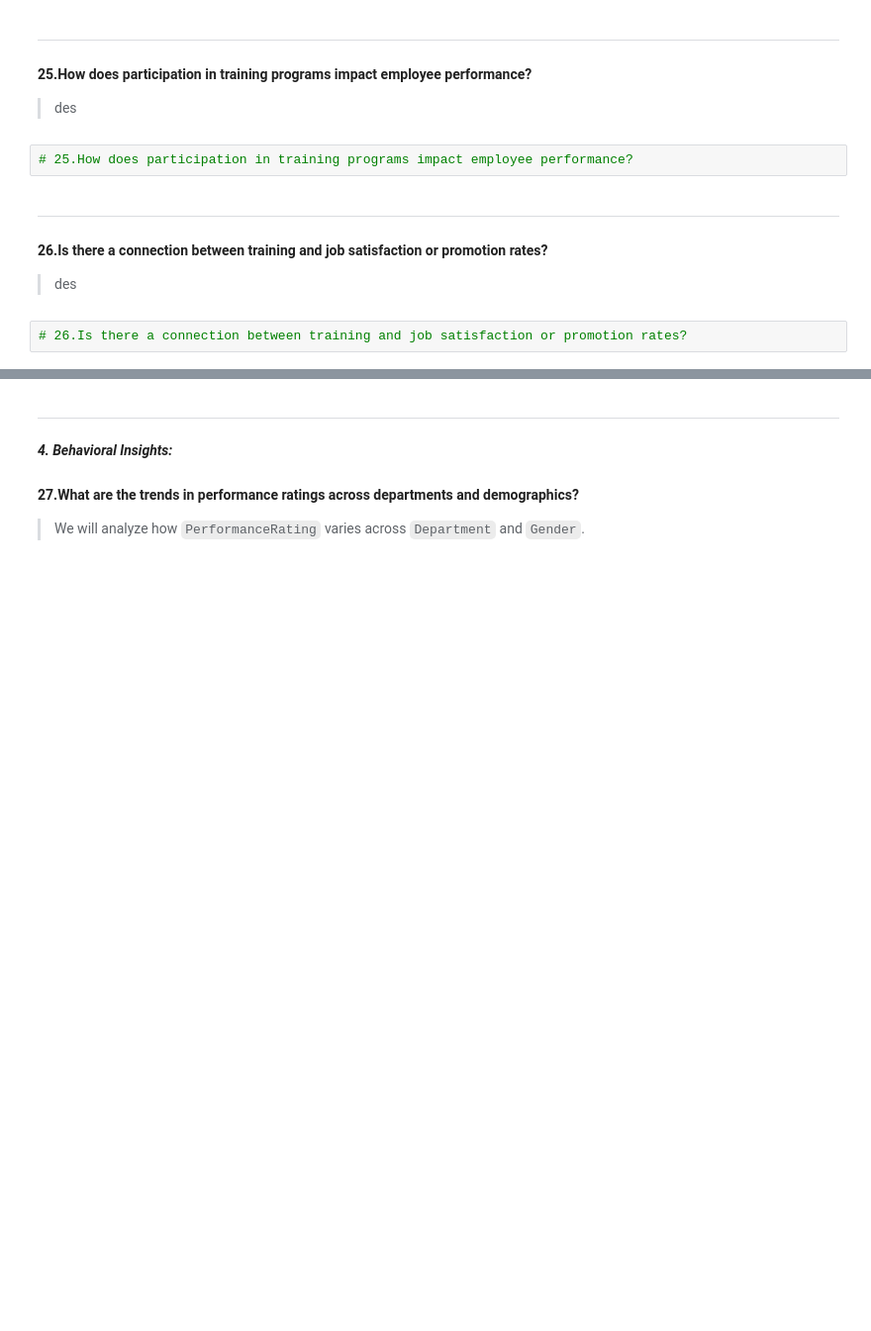
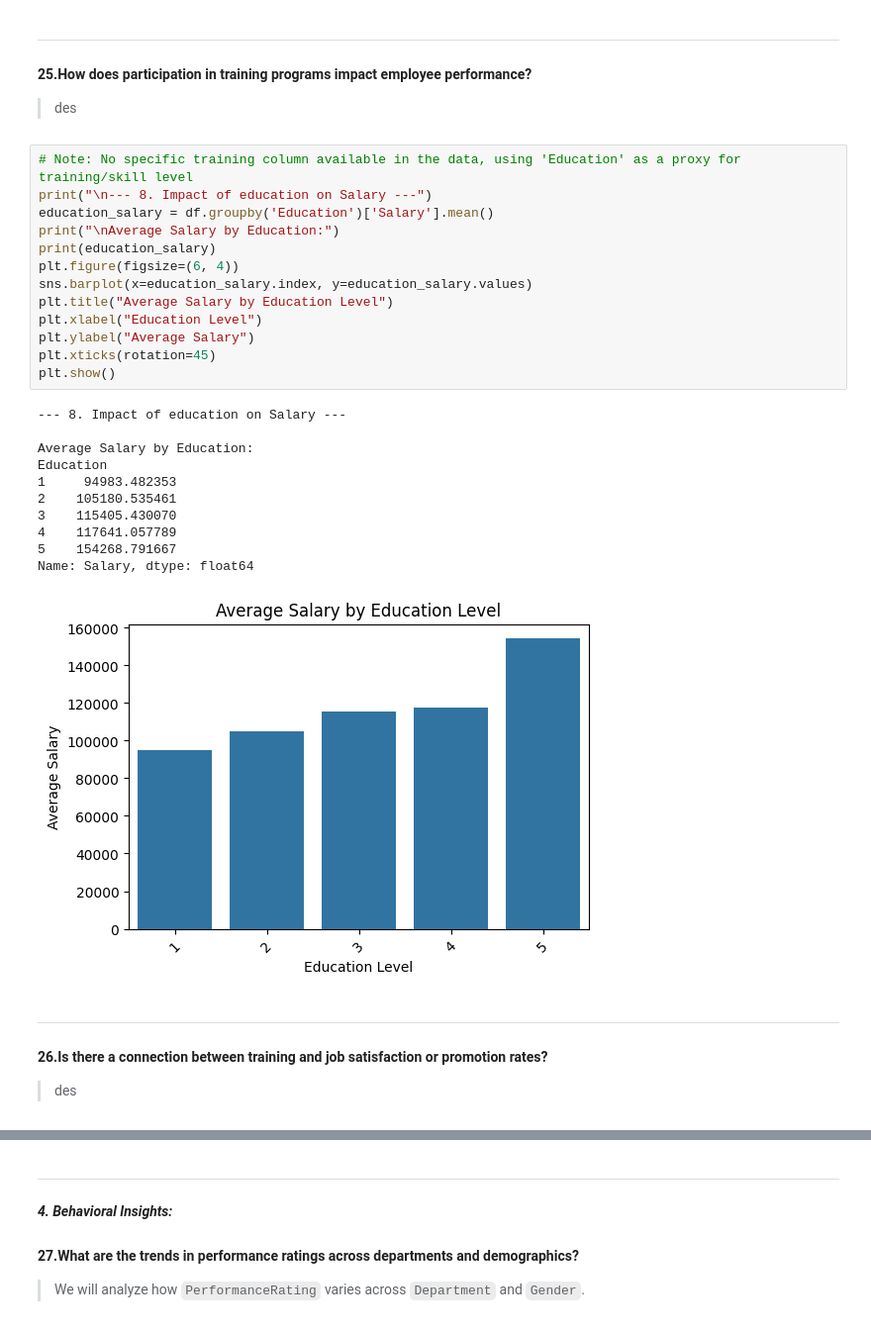
Before and after one commit to 0PeterAdel/Data-Dyanamos, a Jupyter notebook: Project-Operations/06.Data-Analysis/analysis.ipynb, the cells around one changed output, grey strips where cells are left out. Shown at 99% size. Drawn from its saved outputs; the diff is of its cells as text; blank space fills up the shorter version.

```diff
--- a/Project-Operations/06.Data-Analysis/analysis.ipynb
+++ b/Project-Operations/06.Data-Analysis/analysis.ipynb
@@ -232,11 +232,32 @@ OverTime
 ---
 #### 25.How does participation in training programs impact employee performance?
 >des
-# %%
-# 25.How does participation in training programs impact employee performance?
+# %%
+# Note: No specific training column available in the data, using 'Education' as a proxy for training/skill level
+print("\n--- 8. Impact of education on Salary ---")
+education_salary = df.groupby('Education')['Salary'].mean()
+print("\nAverage Salary by Education:")
+print(education_salary)
+plt.figure(figsize=(6, 4))
+sns.barplot(x=education_salary.index, y=education_salary.values)
+plt.title("Average Salary by Education Level")
+plt.xlabel("Education Level")
+plt.ylabel("Average Salary")
+plt.xticks(rotation=45)
+plt.show()
+# %% [output]
+--- 8. Impact of education on Salary ---
+
+Average Salary by Education:
+Education
+1     94983.482353
+2    105180.535461
+3    115405.430070
+4    117641.057789
+5    154268.791667
+Name: Salary, dtype: float64
+[figure, added]
 # %% [markdown]
 ---
 #### 26.Is there a connection between training and job satisfaction or promotion rates?
 >des
-# %%
-# 26.Is there a connection between training and job satisfaction or promotion rates?
```
Also changed, not shown: parts of 1 cell of this notebook.
